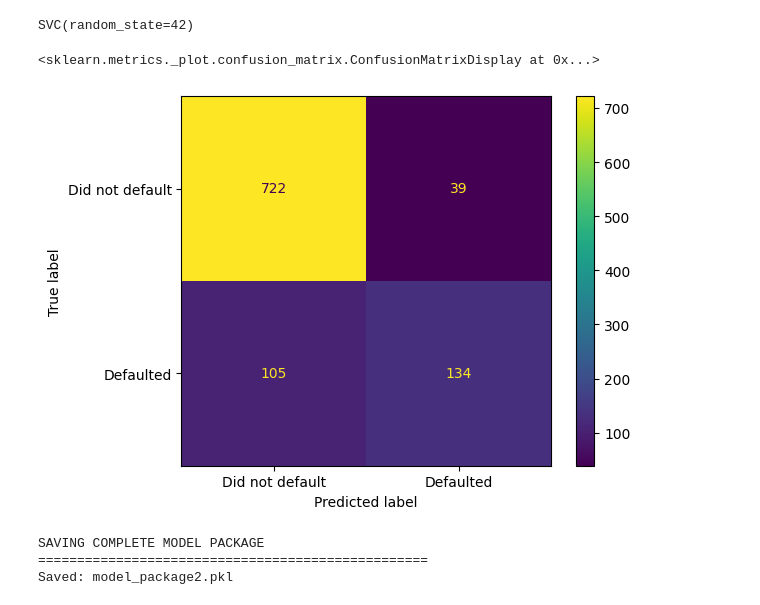
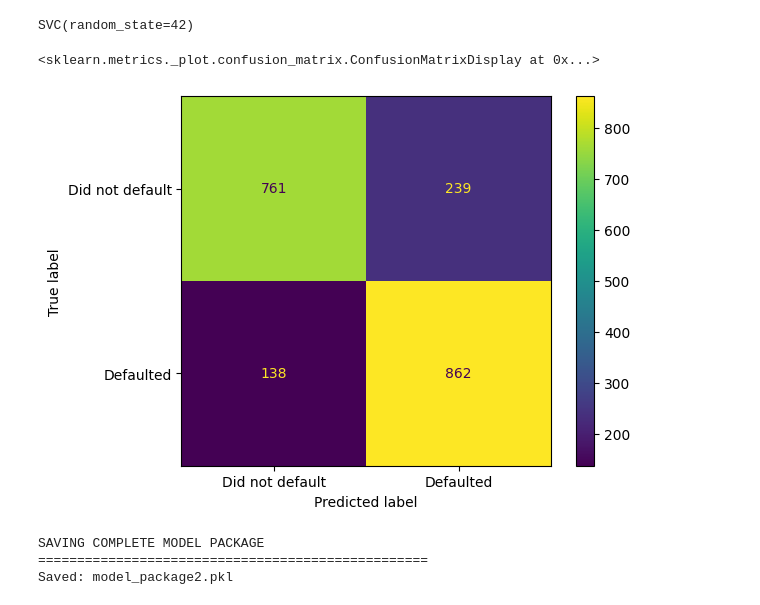
Before and after one commit to isamontresoro/dl-survey-live-lab-2025, a Jupyter notebook: notebooks/01_baseline_random_forest_gradio.ipynb, the cells around one changed output. Saved outputs shown, nothing was run; the diff lists cells and outputs as text; code cells hidden in the pictures.

```diff
--- a/notebooks/01_baseline_random_forest_gradio.ipynb
+++ b/notebooks/01_baseline_random_forest_gradio.ipynb
@@ -158,6 +161,19 @@ X_test_final  = pd.concat([X_test_num_scaled.reset_index(drop=True),
 X_train_final.shape, X_test_final.shape
 # %% [output]
 ((39073, 76), (9769, 76))
+# %%
+from sklearn.utils import resample
+y_train_index = y_train.reset_index(drop=True)
+X_train_resampled_ballers = resample(X_train_final[y_train_index == '>50K'], replace=True, n_samples=1000, random_state=42)
+X_train_resampled_nonballers = resample(X_train_final[y_train_index == '<=50K'], replace=True, n_samples=1000, random_state=42)
+X_train_resampled = pd.concat([X_train_resampled_ballers, X_train_resampled_nonballers])
+y_train_resampled = y_train_index.loc[X_train_resampled.index]
+
+y_test_index = y_test.reset_index(drop=True)
+X_test_resampled_ballers = resample(X_test_final[y_test_index == '>50K'], replace=True, n_samples=1000, random_state=42)
+X_test_resampled_nonballers = resample(X_test_final[y_test_index == '<=50K'], replace=True, n_samples=1000, random_state=42)
+X_test_resampled = pd.concat([X_test_resampled_ballers, X_test_resampled_nonballers])
+y_test_resampled = y_test_index.loc[X_test_resampled.index]
 # %% [markdown]
 **When would you prefer**:
 - `MinMaxScaler` ?
@@ -167,12 +183,12 @@ X_train_final.shape, X_test_final.shape
 # %%
 # 7) Train a baseline Random Forest
 rf = RandomForestClassifier(n_estimators=100, random_state=42)
-rf.fit(X_train_final, y_train)
+rf.fit(X_train_resampled, y_train_resampled)
 
-y_pred = rf.predict(X_test_final)
-print(classification_report(y_test, y_pred))
+y_pred = rf.predict(X_test_resampled)
+print(classification_report(y_test_resampled, y_pred))
 
-cm = confusion_matrix(y_test, y_pred, labels=rf.classes_)
+cm = confusion_matrix(y_test_resampled, y_pred, labels=rf.classes_)
 sns.heatmap(pd.DataFrame(cm, index=[f"true_{c}" for c in rf.classes_],
                             columns=[f"pred_{c}" for c in rf.classes_]),
             annot=True, fmt="d", cmap="Blues")
@@ -748,5 +656,5 @@ X_test_downsampled, y_test_downsampled = resample(X_test_final, y_test,
 # %%
 clf_svm = SVC(random_state=42)
-clf_svm.fit(X_train_downsampled, y_train_downsampled)
+clf_svm.fit(X_train_resampled, y_train_resampled)
 # %% [output]
 SVC(random_state=42)
@@ -756,12 +661,12 @@ from sklearn.metrics import ConfusionMatrixDisplay # creates and draws a confusi
 # %%
 ConfusionMatrixDisplay.from_estimator(clf_svm,
-                                      X_test_downsampled,
-                                      y_test_downsampled,
+                                      X_test_resampled,
+                                      y_test_resampled,
                                       values_format='d',
                                       display_labels=["Did not default", "Defaulted"])
 # %% [output]
 <sklearn.metrics._plot.confusion_matrix.ConfusionMatrixDisplay at 0x...>
-[figure, old version]
+[figure, new version]
 # %%
 print("SAVING COMPLETE MODEL PACKAGE")
 print("=" * 50)
```
Also changed, not shown: parts of 22 cells of this notebook.
